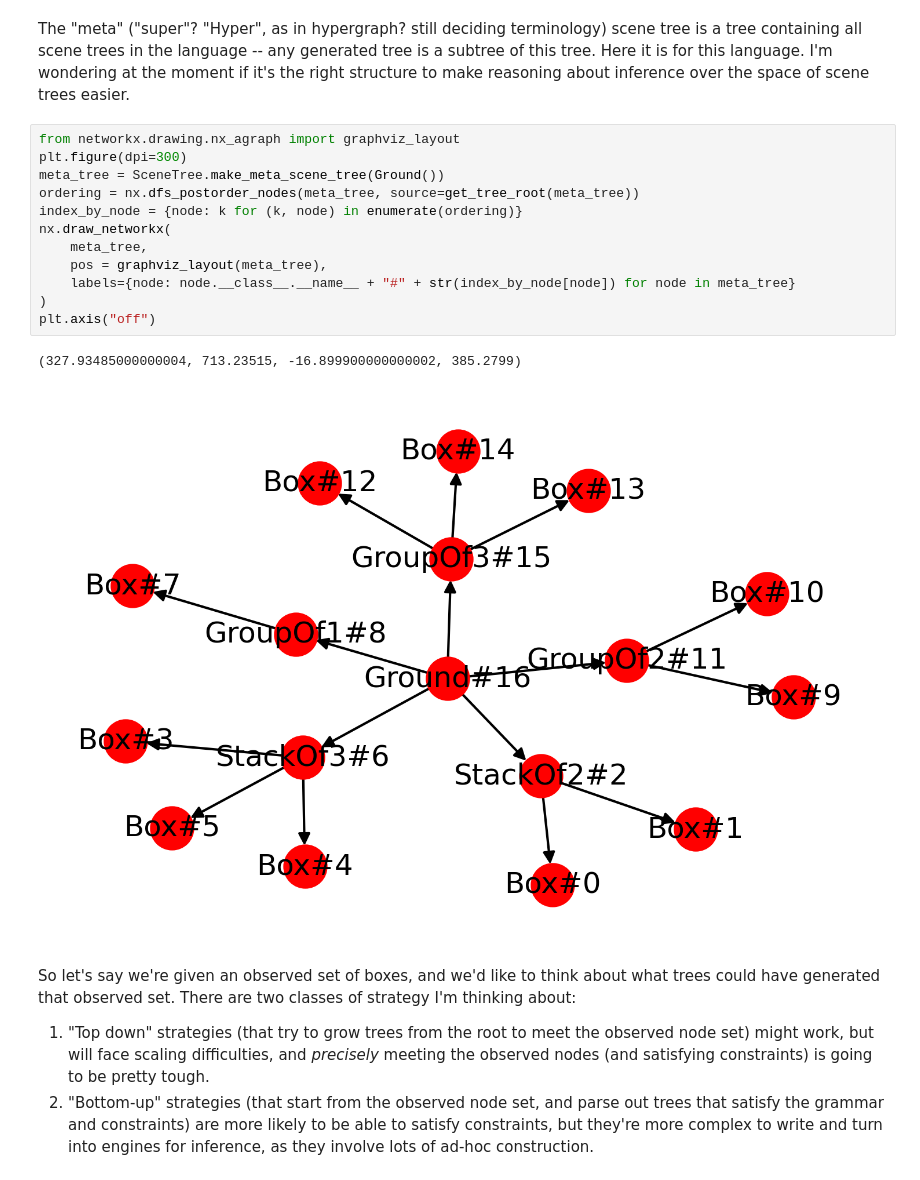
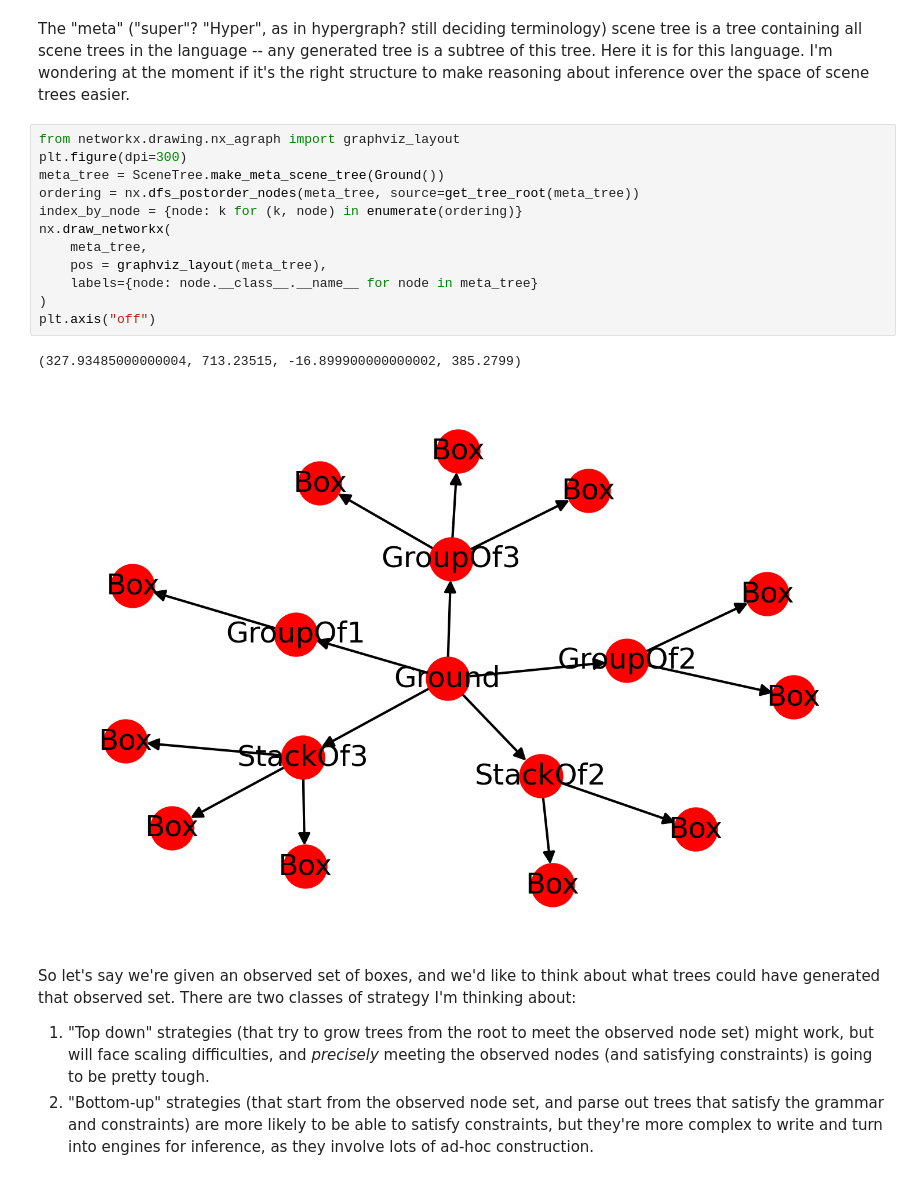
Before and after one commit to gizatt/spatial_scene_grammars, a Jupyter notebook: spatial_scene_grammars_examples/planar_box_stacks/parsing_experiments.ipynb, the cells around one changed output. Cells and saved outputs as stored; diff of their text form.

```diff
--- a/spatial_scene_grammars_examples/planar_box_stacks/parsing_experiments.ipynb
+++ b/spatial_scene_grammars_examples/planar_box_stacks/parsing_experiments.ipynb
@@ -111,18 +111,18 @@ The "meta" ("super"? "Hyper", as in hypergraph? still deciding terminology) scen
 # %%
 from networkx.drawing.nx_agraph import graphviz_layout
 plt.figure(dpi=300)
 meta_tree = SceneTree.make_meta_scene_tree(Ground())
 ordering = nx.dfs_postorder_nodes(meta_tree, source=get_tree_root(meta_tree))
 index_by_node = {node: k for (k, node) in enumerate(ordering)}
 nx.draw_networkx(
     meta_tree,
     pos = graphviz_layout(meta_tree),
-    labels={node: node.__class__.__name__ + "#" + str(index_by_node[node]) for node in meta_tree}
+    labels={node: node.__class__.__name__ for node in meta_tree}
 )
 plt.axis("off")
 # %% [output]
 (327.93485000000004, 713.23515, -16.899900000000002, 385.2799)
-[figure, old version]
+[figure, new version]
 # %% [markdown]
 So let's say we're given an observed set of boxes, and we'd like to think about what trees could have generated that observed set. There are two classes of strategy I'm thinking about:
 
```
Also changed, not shown: parts of 10 cells of this notebook.
